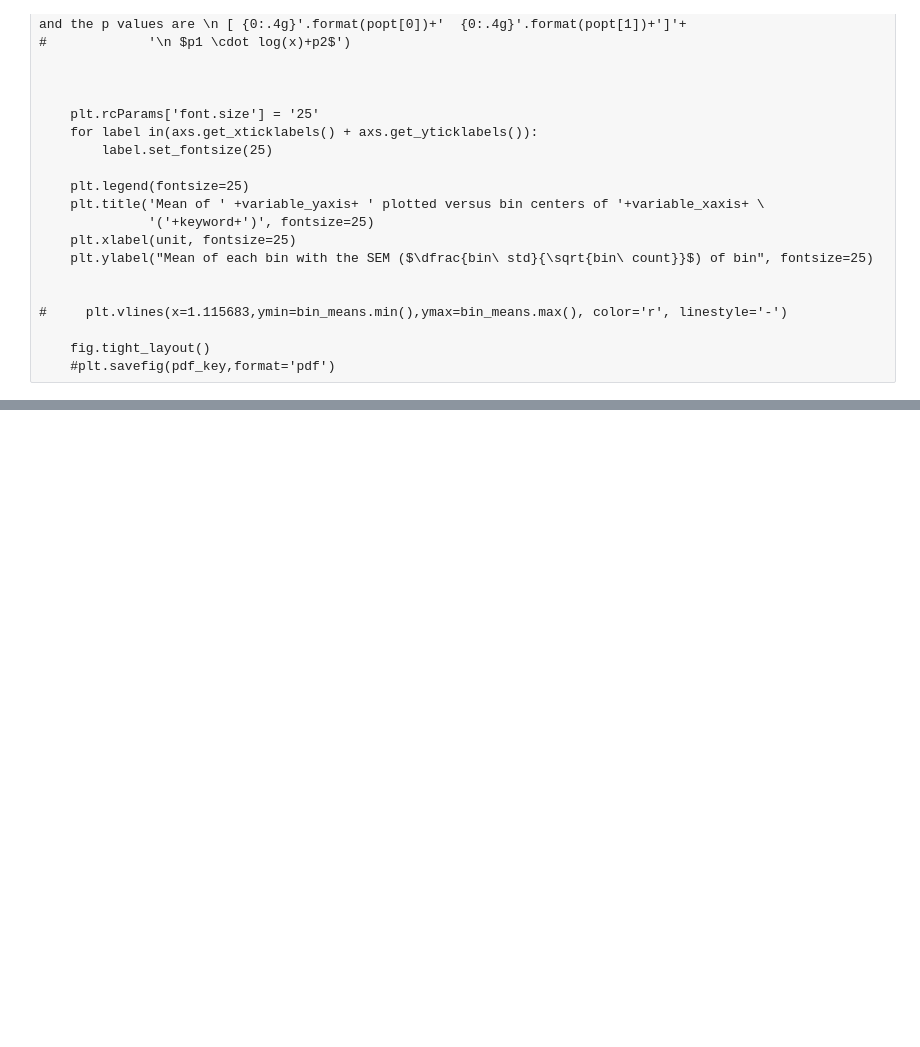
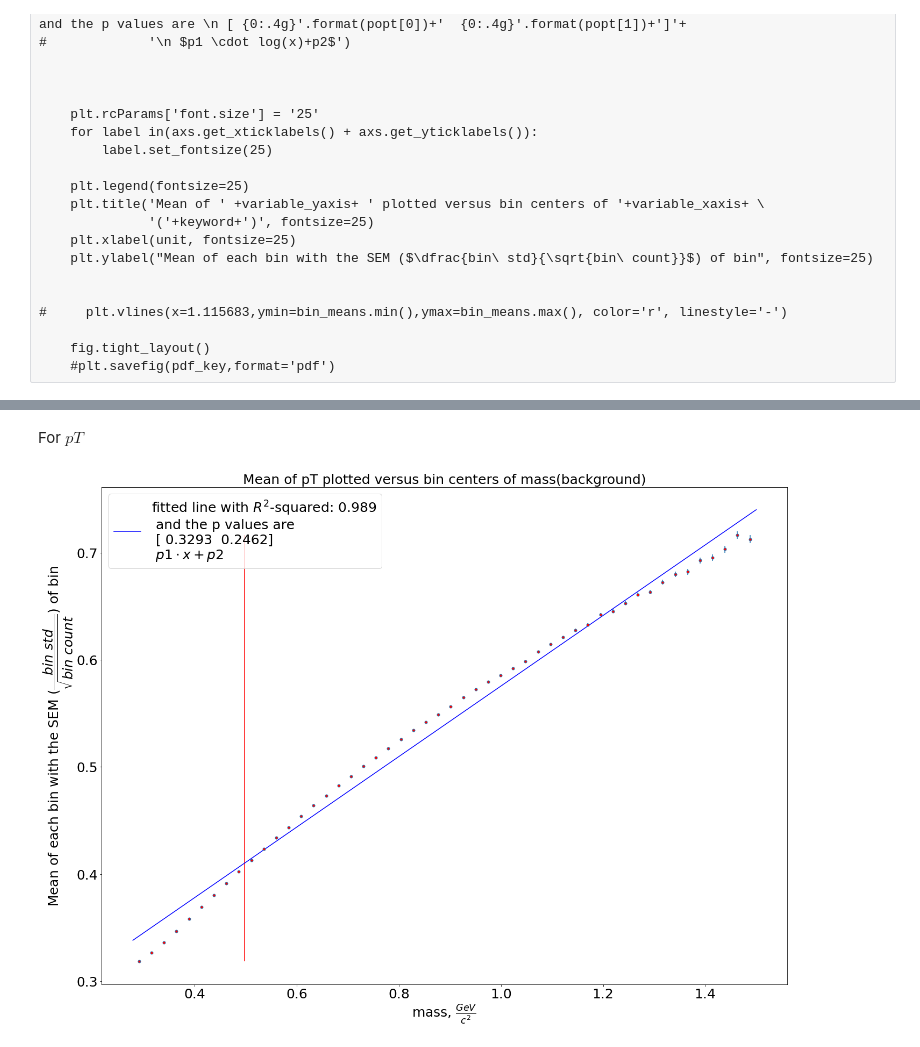
Before and after one commit to julnow/JupyterNotebooks, a Jupyter notebook: kaon_correlations_p2.ipynb, the cells around one changed output, grey strips where cells are left out. Saved outputs shown, nothing was run; the diff lists cells and outputs as text; code cells hidden in the pictures; blank space fills up the shorter version.

```diff
--- a/kaon_correlations_p2.ipynb
+++ b/kaon_correlations_p2.ipynb
@@ -562,0 +537,6 @@ two_D_hist(background['mass'], background['cosinesecond'])
+# %% [markdown]
+For $pT$
+# %%
+profile_plot_func(background,'mass','pT', 0, bckgr_mass_pdf, lin)
+# %% [output]
+[figure, added]
```
Also changed, not shown: parts of 41 cells of this notebook, 18 other files.
